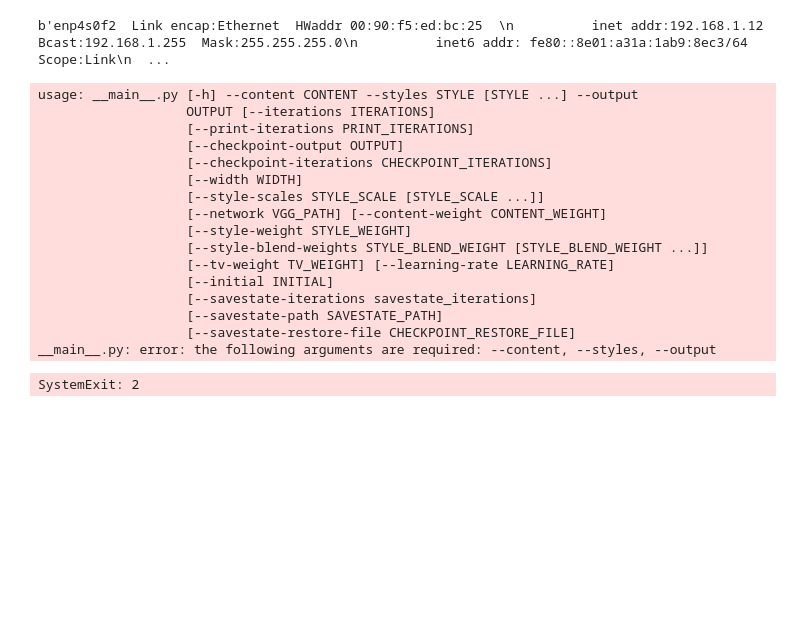
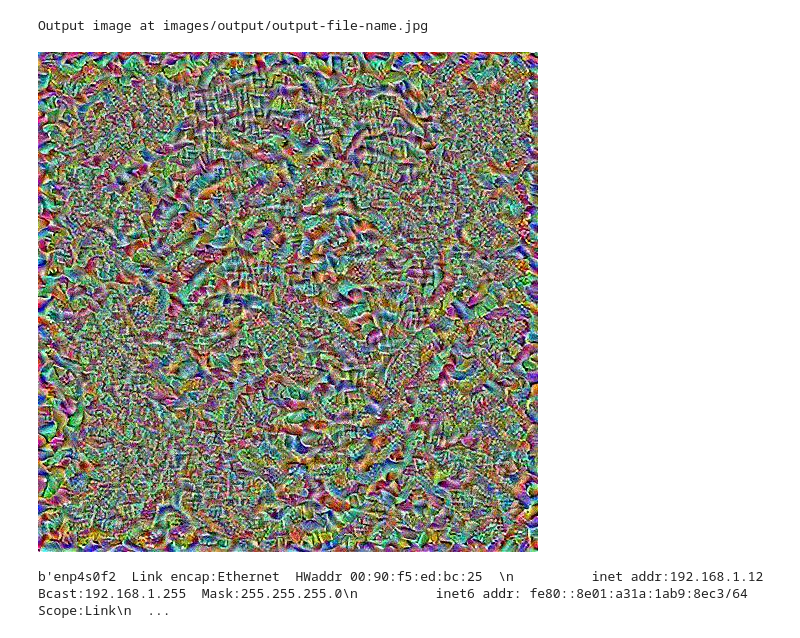
Before and after one commit to tomasen/neural-style, a Jupyter notebook: styles.ipynb, the cells around one changed output. Cells and saved outputs as stored; diff of their text form; code cells hidden in the pictures; blank space fills up the shorter version.

```diff
--- a/styles.ipynb
+++ b/styles.ipynb
@@ -30,24 +41,12 @@ output = p.communicate()
+# %%
+print('Output image at', out)
+img(filename=out)
+# %% [output]
+Output image at images/output/output-file-name.jpg
+[figure, added]
 # %%
 # %% [output]
 b'enp4s0f2  Link encap:Ethernet  HWaddr 00:90:f5:ed:bc:25  \n          inet addr:192.168.1.12  Bcast:192.168.1.255  Mask:255.255.255.0\n          inet6 addr: fe80::8e01:a31a:1ab9:8ec3/64 Scope:Link\n  ...
 # %%
-if __name__ == '__main__':
-    ns.main()
+##if __name__ == '__main__':
+##    ns.main()
-# %% [output]
-usage: __main__.py [-h] --content CONTENT --styles STYLE [STYLE ...] --output
-                   OUTPUT [--iterations ITERATIONS]
-                   [--print-iterations PRINT_ITERATIONS]
-                   [--checkpoint-output OUTPUT]
-                   [--checkpoint-iterations CHECKPOINT_ITERATIONS]
-                   [--width WIDTH]
-                   [--style-scales STYLE_SCALE [STYLE_SCALE ...]]
-                   [--network VGG_PATH] [--content-weight CONTENT_WEIGHT]
-                   [--style-weight STYLE_WEIGHT]
-                   [--style-blend-weights STYLE_BLEND_WEIGHT [STYLE_BLEND_WEIGHT ...]]
-                   [--tv-weight TV_WEIGHT] [--learning-rate LEARNING_RATE]
-                   [--initial INITIAL]
-                   [--savestate-iterations savestate_iterations]
-                   [--savestate-path SAVESTATE_PATH]
-                   [--savestate-restore-file CHECKPOINT_RESTORE_FILE]
-__main__.py: error: the following arguments are required: --content, --styles, --output
-SystemExit: 2
```
Also changed, not shown: parts of 4 cells of this notebook.
